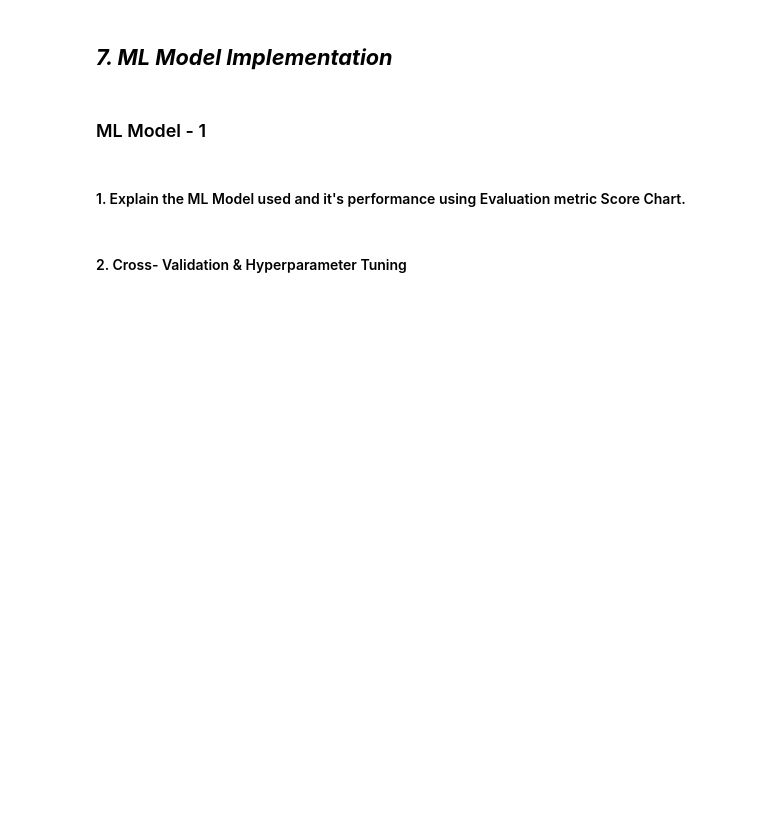
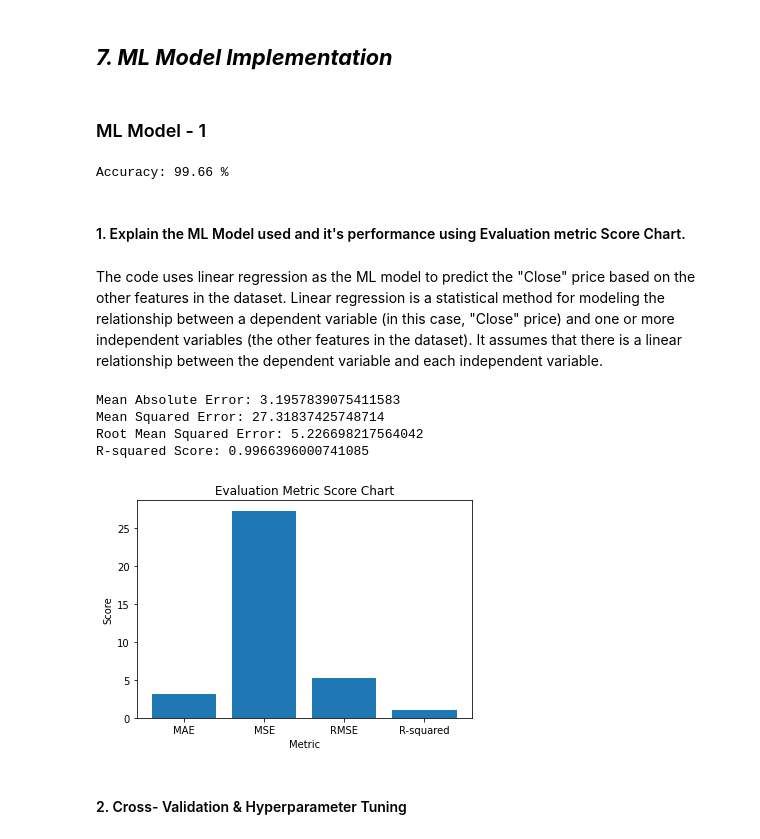
Before and after one commit to Saurabhshrma/YesBank-Stock-Closing-Price-Predicton, a Jupyter notebook: YesBank_regression.ipynb, the cells around one changed output. Cells and saved outputs as stored; diff of their text form; code cells hidden in the pictures; blank space fills up the shorter version.

```diff
--- a/YesBank_regression.ipynb
+++ b/YesBank_regression.ipynb
@@ -664,5 +752,7 @@ Answer Here.
 ### 8. Data Splitting
 # %%
 # Split your data to train and test. Choose Splitting ratio wisely.
+
+X_train, X_test, y_train, y_test = train_test_split(X, y, test_size=0.2, random_state=42)
 # %% [markdown]
 ##### What data splitting ratio have you used and why?
@@ -676,7 +766,16 @@ Answer Here.
 # ML Model - 1 Implementation
 
 # Fit the Algorithm
+model = LinearRegression()
+model.fit(X_train, y_train)
 
 # Predict on the model
+y_pred = model.predict(X_test)
+
+# Calculate the accuracy of the model
+accuracy = model.score(X_test, y_test)
+print("Accuracy:", round(accuracy*100,2) ,"%")
+# %% [output]
+Accuracy: 99.66 %
 # %% [markdown]
 #### 1. Explain the ML Model used and it's performance using Evaluation metric Score Chart.
@@ -685,2 +782,47 @@ Answer Here.
+# %% [markdown]
+The code uses linear regression as the ML model to predict the "Close" price based on the other features in the dataset. Linear regression is a statistical method for modeling the relationship between a dependent variable (in this case, "Close" price) and one or more independent variables (the other features in the dataset). It assumes that there is a linear relationship between the dependent variable and each independent variable.
+# %%
+from sklearn.metrics import mean_absolute_error, mean_squared_error, r2_score
+
+# Calculate evaluation metrics
+mae = mean_absolute_error(y_test, y_pred)
+mse = mean_squared_error(y_test, y_pred)
+rmse = np.sqrt(mse)
+r2 = r2_score(y_test, y_pred)
+
+# Print the evaluation metrics
+print("Mean Absolute Error:", mae)
+print("Mean Squared Error:", mse)
+print("Root Mean Squared Error:", rmse)
+print("R-squared Score:", r2)
+# %% [output]
+Mean Absolute Error: 3.1957839075411583
+Mean Squared Error: 27.31837425748714
+Root Mean Squared Error: 5.226698217564042
+R-squared Score: 0.9966396000741085
+# %%
+# Visualizing evaluation Metric Score chart
+
+# Evaluation Metric Score Chart
+metric_scores = {
+    'MAE': mae,
+    'MSE': mse,
+    'RMSE': rmse,
+    'R-squared': r2,
+}
+
+# Create a bar chart of the metric scores
+fig, ax = plt.subplots()
+ax.bar(metric_scores.keys(), metric_scores.values())
+
+# Add labels and title
+ax.set_xlabel('Metric')
+ax.set_ylabel('Score')
+ax.set_title('Evaluation Metric Score Chart')
+
+# Show the plot
+plt.show()
+# %% [output]
+[figure, added]
 # %% [markdown]
 #### 2. Cross- Validation & Hyperparameter Tuning
```
Also changed, not shown: parts of 24 cells of this notebook.
